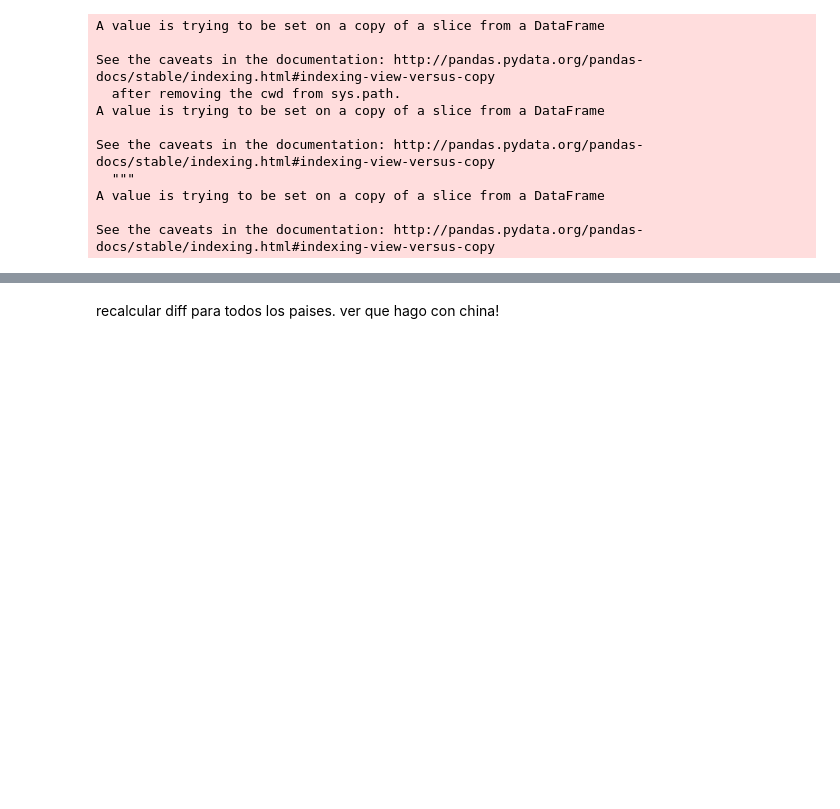
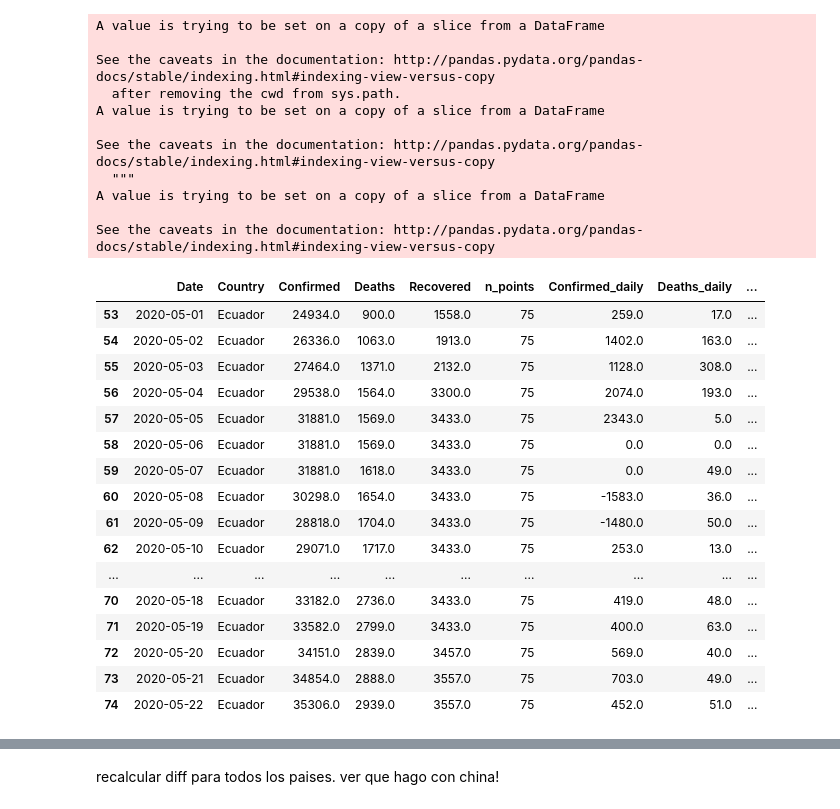
Before and after one commit to cnegrelli/COVID_19, a Jupyter notebook: csse_covid_19_data/csse_covid_19_daily_reports/COVID-19.ipynb, the cells around one changed output, grey strips where cells are left out. Drawn from its saved outputs; the diff is of its cells as text; code cells hidden in the pictures; blank space fills up the shorter version.

Commit message:
Daily cases cleaned for countries starting with E

```diff
--- a/csse_covid_19_data/csse_covid_19_daily_reports/COVID-19.ipynb
+++ b/csse_covid_19_data/csse_covid_19_daily_reports/COVID-19.ipynb
@@ -1828,3 +1828,23 @@ See the caveats in the documentation: http://pandas.pydata.org/pandas-docs/stabl
 A value is trying to be set on a copy of a slice from a DataFrame
 
 See the caveats in the documentation: http://pandas.pydata.org/pandas-docs/stable/indexing.html#indexing-view-versus-copy
+# %%
+d['Ecuador'][53:75]
+# %% [output]
+|  | Date | Country | Confirmed | Deaths | Recovered | n_points | Confirmed_daily | Deaths_daily | ... |
+| 53 | 2020-05-01 | Ecuador | 24934.0 | 900.0 | 1558.0 | 75 | 259.0 | 17.0 | ... |
+| 54 | 2020-05-02 | Ecuador | 26336.0 | 1063.0 | 1913.0 | 75 | 1402.0 | 163.0 | ... |
+| 55 | 2020-05-03 | Ecuador | 27464.0 | 1371.0 | 2132.0 | 75 | 1128.0 | 308.0 | ... |
+| 56 | 2020-05-04 | Ecuador | 29538.0 | 1564.0 | 3300.0 | 75 | 2074.0 | 193.0 | ... |
+| 57 | 2020-05-05 | Ecuador | 31881.0 | 1569.0 | 3433.0 | 75 | 2343.0 | 5.0 | ... |
+| 58 | 2020-05-06 | Ecuador | 31881.0 | 1569.0 | 3433.0 | 75 | 0.0 | 0.0 | ... |
+| 59 | 2020-05-07 | Ecuador | 31881.0 | 1618.0 | 3433.0 | 75 | 0.0 | 49.0 | ... |
+| 60 | 2020-05-08 | Ecuador | 30298.0 | 1654.0 | 3433.0 | 75 | -1583.0 | 36.0 | ... |
+| 61 | 2020-05-09 | Ecuador | 28818.0 | 1704.0 | 3433.0 | 75 | -1480.0 | 50.0 | ... |
+| 62 | 2020-05-10 | Ecuador | 29071.0 | 1717.0 | 3433.0 | 75 | 253.0 | 13.0 | ... |
+| ... | ... | ... | ... | ... | ... | ... | ... | ... | ... |
+| 70 | 2020-05-18 | Ecuador | 33182.0 | 2736.0 | 3433.0 | 75 | 419.0 | 48.0 | ... |
+| 71 | 2020-05-19 | Ecuador | 33582.0 | 2799.0 | 3433.0 | 75 | 400.0 | 63.0 | ... |
+| 72 | 2020-05-20 | Ecuador | 34151.0 | 2839.0 | 3457.0 | 75 | 569.0 | 40.0 | ... |
+| 73 | 2020-05-21 | Ecuador | 34854.0 | 2888.0 | 3557.0 | 75 | 703.0 | 49.0 | ... |
+| 74 | 2020-05-22 | Ecuador | 35306.0 | 2939.0 | 3557.0 | 75 | 452.0 | 51.0 | ... |
```
Also changed, not shown: parts of 10 cells of this notebook.
